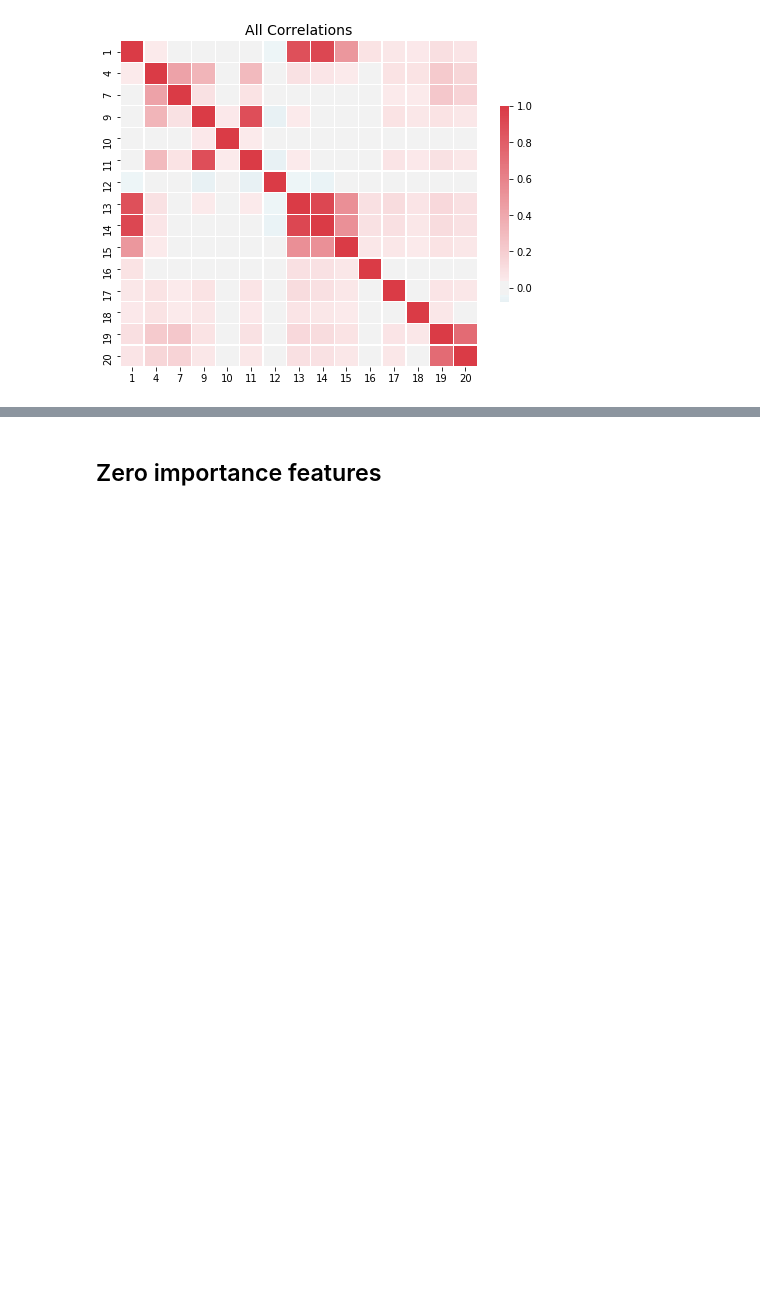
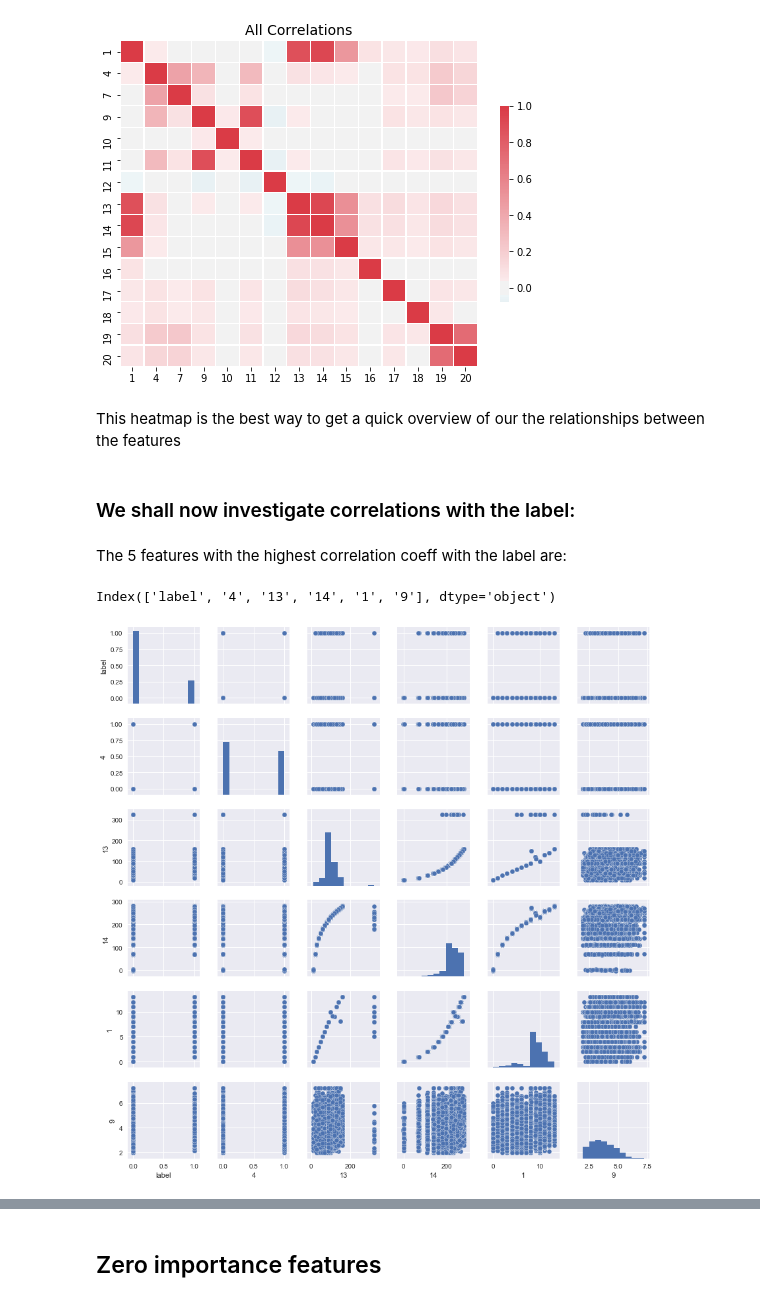
Before and after one commit to rtuchman/IML-Final-Project, a Jupyter notebook: Final Project.ipynb, the cells around one changed output, grey strips where cells are left out. Drawn from its saved outputs; the diff is of its cells as text; code cells hidden in the pictures; blank space fills up the shorter version.

Commit message:
pairplot and outliers removal

```diff
--- a/Final Project.ipynb
+++ b/Final Project.ipynb
@@ -1012,3 +1041,22 @@ fs.plot_collinear(plot_all=True)
 # %% [output]
 3 features with a correlation magnitude greater than 0.80.
 [figure]
+# %% [markdown]
+This heatmap is the best way to get a quick overview of our the relationships between the features
+# %% [markdown]
+### We shall now investigate correlations with the label:
+# %% [markdown]
+The 5 features with the highest correlation coeff with the label are:
+# %%
+k = 6 #number of variables for heatmap
+corrmat = df_train.corr()
+cols = corrmat.nlargest(k, 'label')['label'].index
+cols
+# %% [output]
+Index(['label', '4', '13', '14', '1', '9'], dtype='object')
+# %%
+sns.set()
+sns.pairplot(df_train[cols].dropna(), size=2.0)
+plt.show()
+# %% [output]
+[figure, added]
```
Also changed, not shown: parts of 13 cells of this notebook, 1 other file.
